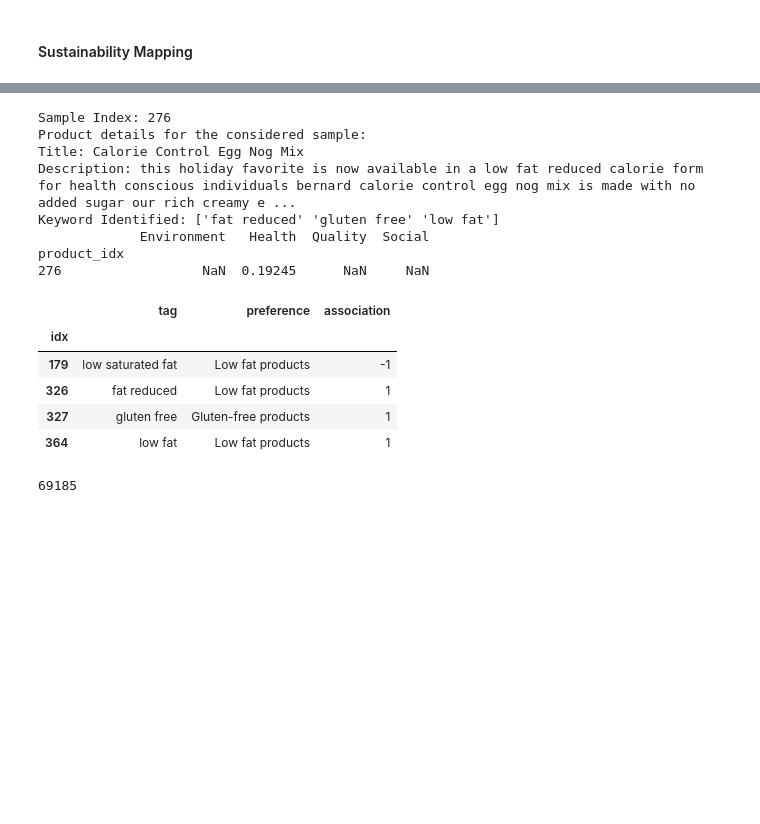
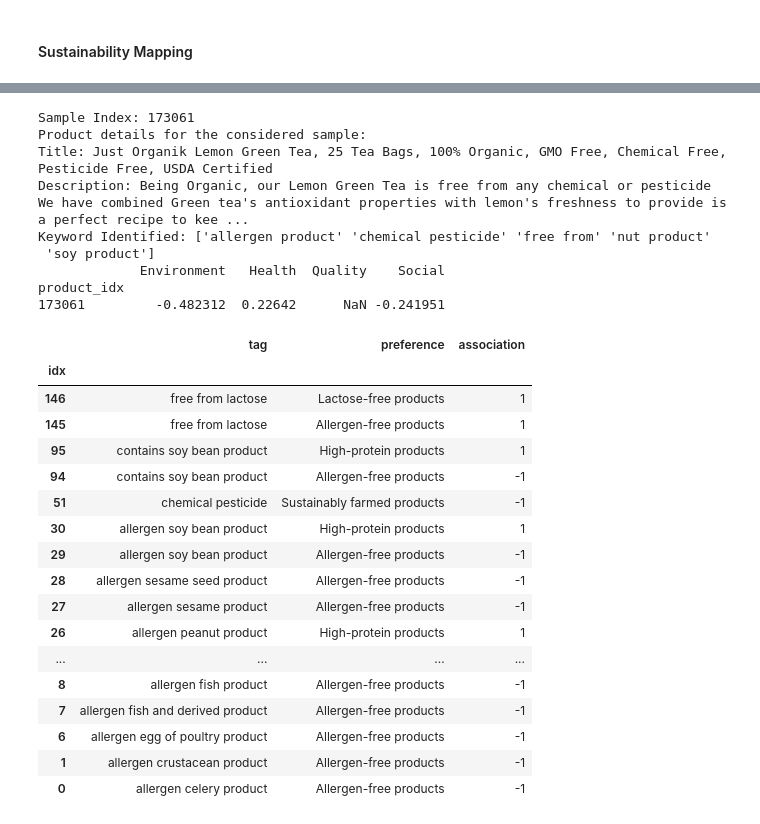
Before and after one commit to AnushreeSS/SustainableProductDatabase, a Jupyter notebook: MainProjectPipeline.ipynb, the cells around one changed output, grey strips where cells are left out. Drawn from its saved outputs; the diff is of its cells as text; code cells hidden in the pictures; blank space fills up the shorter version.

```diff
--- a/MainProjectPipeline.ipynb
+++ b/MainProjectPipeline.ipynb
@@ -1113,5 +671,0 @@ Successfully inserted (or updated) product_keywords table
-# %%
-keywords = []
-for row in desc_tfidf:
-    keywords.append(keyword_extractor.tfidfVectorizer.get_feature_names_out()[row.indices])
-amazon_data["keywords"] = keywords
@@ -1124,7 +687,7 @@ from ProjectModules import KeywordsMapper
 # %% [markdown]
 ### Compute Mapping
 # %%
-keywords_mapper = KeywordsMapper(onto_tfidf= onto_tfidf, desc_tfidf=desc_tfidf)
-importance = keywords_mapper.compute_mapping()
-importance
+keywords_mapper = KeywordsMapper(keyword_extractor=keyword_extractor)
+all_mappings = keywords_mapper.map_keywords()
+all_mappings
 # %% [output]
@@ -1226,4 +781,0 @@ final_mapping.head(5)
-# %%
-final_mapping = keywords_mapper.aggregate_mapping(by="preference category", conditional=False)
-final_mapping.columns = ["Environment", "Health", "Quality", "Social"]
-final_mapping.head(5)
@@ -1255,0 +782,7 @@ final_mapping.to_csv("aggregated_mappings.csv")
+# %%
+# Collecting it all in one frame
+final_mapping=final_mapping.merge(amazon_data, how="left", left_index=True, right_index=True)
+keywords = product_keywords.merge(vocabulary, left_on="vocab_idx", right_index=True).groupby("product_idx").agg({'vocab':', '.join})
+keywords.columns=["keywords"]
+final_mapping = final_mapping.merge(keywords, how="left", left_index=True, right_index=True)
+final_mapping
@@ -1334,27 +961,36 @@ array([1.])
 # %%
-sample_index = 276
+sample_index = 173061
 print(f"Sample Index: {sample_index}")
 print(f"Product details for the considered sample: \nTitle: {amazon_data.iloc[sample_index]['title']}")
-print(f"Description: {amazon_data.iloc[sample_index]['description']}")
-print(f"Keyword Identified: {tfidf.get_feature_names_out()[desc_tfidf[sample_index].indices]}")
-print(final_mapping[final_mapping.index==sample_index])
-vocab_updated.iloc[importance.getrow(sample_index).indices][["tag", "preference", "association"]]
+print(f"Description: {amazon_data.iloc[sample_index]['description_before']}")
+print(f"Keyword Identified: {keyword_extractor.get_vocab()[desc_tfidf[sample_index].indices]}")
+print(final_mapping[final_mapping.index==sample_index][['Environment' ,  'Health' , 'Quality'  , 'Social']])
+vocab_updated.iloc[keywords_mapper.importance.getrow(sample_index).indices][["tag", "preference", "association"]]
 # %% [output]
-Sample Index: 276
+Sample Index: 173061
 Product details for the considered sample:
-Title: Calorie Control Egg Nog Mix
-Description: this holiday favorite is now available in a low fat reduced calorie form for health conscious individuals bernard calorie control egg nog mix is made with no added sugar our rich creamy e ...
-Keyword Identified: ['fat reduced' 'gluten free' 'low fat']
-             Environment   Health  Quality  Social
+Title: Just Organik Lemon Green Tea, 25 Tea Bags, 100% Organic, GMO Free, Chemical Free, Pesticide Free, USDA Certified
+Description: Being Organic, our Lemon Green Tea is free from any chemical or pesticide  We have combined Green tea's antioxidant properties with lemon's freshness to provide is a perfect recipe to kee ...
+Keyword Identified: ['allergen product' 'chemical pesticide' 'free from' 'nut product'
+ 'soy product']
+             Environment   Health  Quality    Social
 product_idx
-276                  NaN  0.19245      NaN     NaN
+173061         -0.482312  0.22642      NaN -0.241951
 |  | tag | preference | association |
 | idx |  |  |  |
-| 179 | low saturated fat | Low fat products | -1 |
-| 326 | fat reduced | Low fat products | 1 |
-| 327 | gluten free | Gluten-free products | 1 |
-| 364 | low fat | Low fat products | 1 |
+| 146 | free from lactose | Lactose-free products | 1 |
+| 145 | free from lactose | Allergen-free products | 1 |
+| 95 | contains soy bean product | High-protein products | 1 |
+| 94 | contains soy bean product | Allergen-free products | -1 |
+| 51 | chemical pesticide | Sustainably farmed products | -1 |
+| 30 | allergen soy bean product | High-protein products | 1 |
+| 29 | allergen soy bean product | Allergen-free products | -1 |
+| 28 | allergen sesame seed product | Allergen-free products | -1 |
+| 27 | allergen sesame product | Allergen-free products | -1 |
+| 26 | allergen peanut product | High-protein products | 1 |
+| ... | ... | ... | ... |
+| 8 | allergen fish product | Allergen-free products | -1 |
+| 7 | allergen fish and derived product | Allergen-free products | -1 |
+| 6 | allergen egg of poultry product | Allergen-free products | -1 |
+| 1 | allergen crustacean product | Allergen-free products | -1 |
+| 0 | allergen celery product | Allergen-free products | -1 |
-# %%
-final_mapping.shape[0]
-# %% [output]
-69185
```
Also changed, not shown: parts of 144 cells of this notebook, 27 other files.
